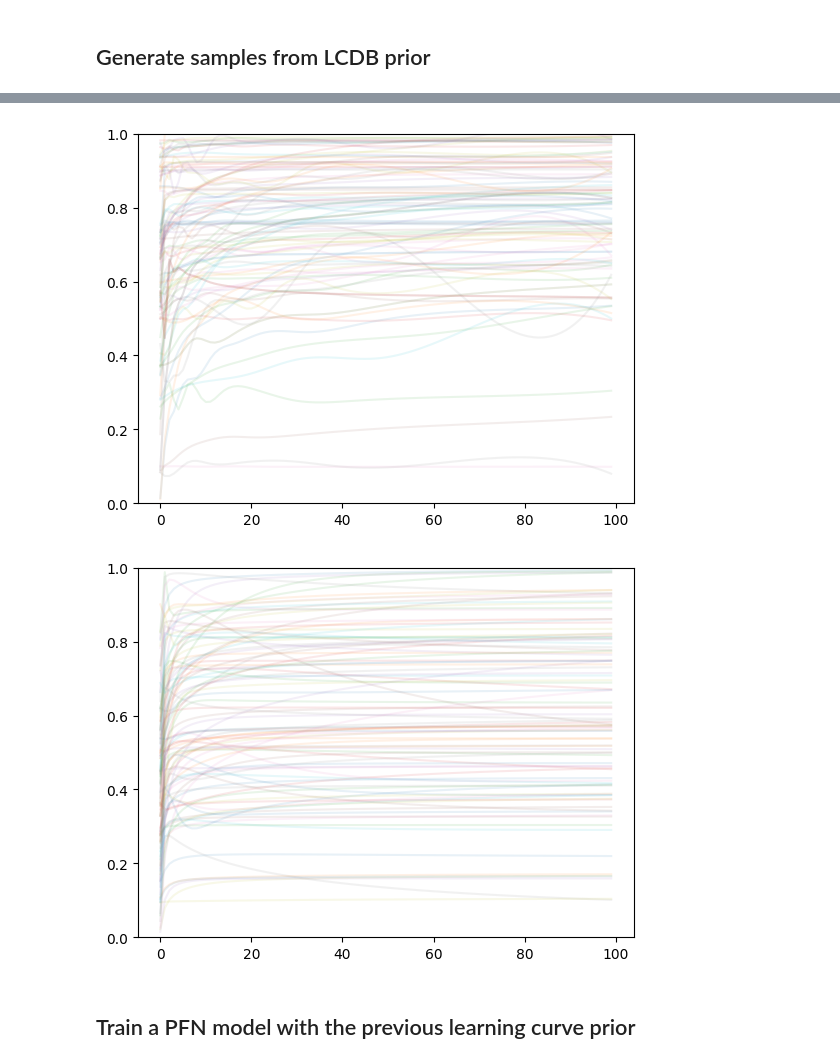
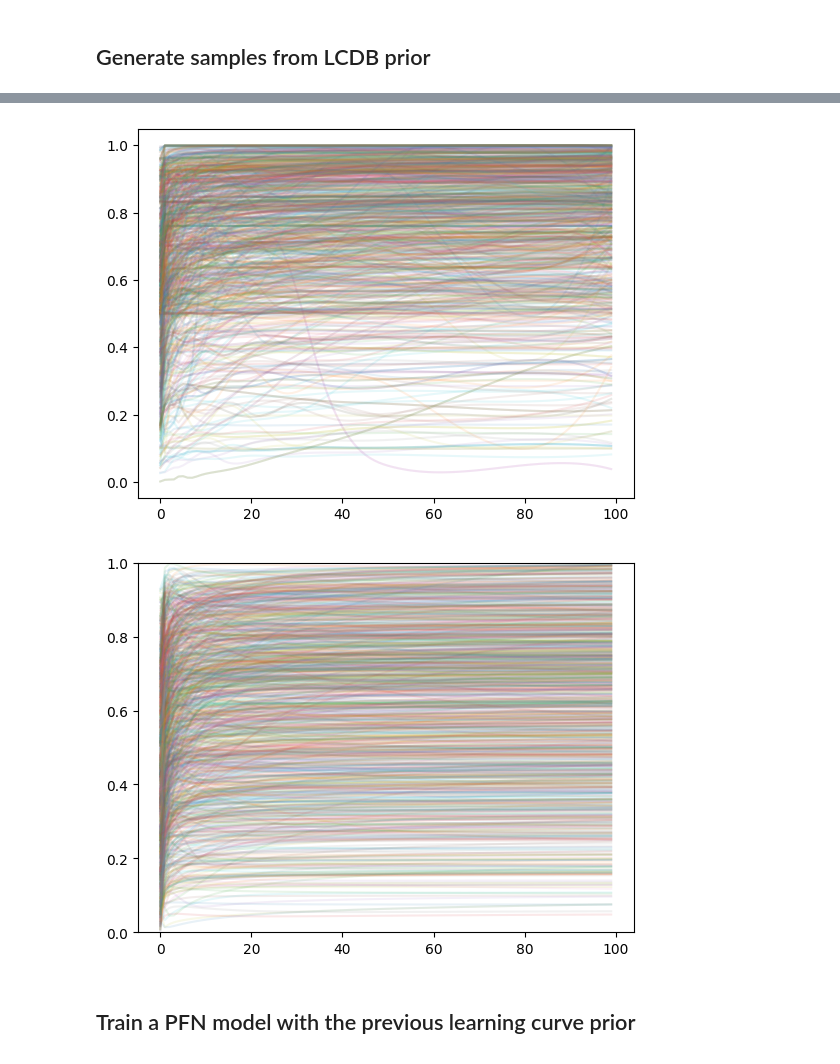
Before and after one commit to pratham2442000/BachelorThesis, a Jupyter notebook: training_lcbd.ipynb, the cells around one changed output, grey strips where cells are left out. Saved outputs shown, nothing was run; the diff lists cells and outputs as text; code cells hidden in the pictures.

```diff
--- a/training_lcbd.ipynb
+++ b/training_lcbd.ipynb
@@ -118,20 +111,19 @@ NameError: name 'df' is not defined
 # %%
-for _ in range(100):
+for _ in range(1000):
     prior = sample_from_lcbd(np.random)
     curve, a = prior()
     plt.plot(curve, alpha=0.1)
-plt.ylim(0, 1)
 plt.show()
 
-for _ in range(100):
+for _ in range(1000):
     prior = lcpfn.sample_from_prior(np.random)
     curve, a = prior()
     plt.plot(curve, alpha=0.1)
 plt.ylim(0, 1)
 plt.show()
 # %% [output]
-[figure, old version]
+[figure, new version]
-[figure, old version]
+[figure, new version]
 # %% [markdown]
 ## Train a PFN model with the previous learning curve prior
 # %%
```
Also changed, not shown: parts of 7 cells of this notebook, 4 other files.
